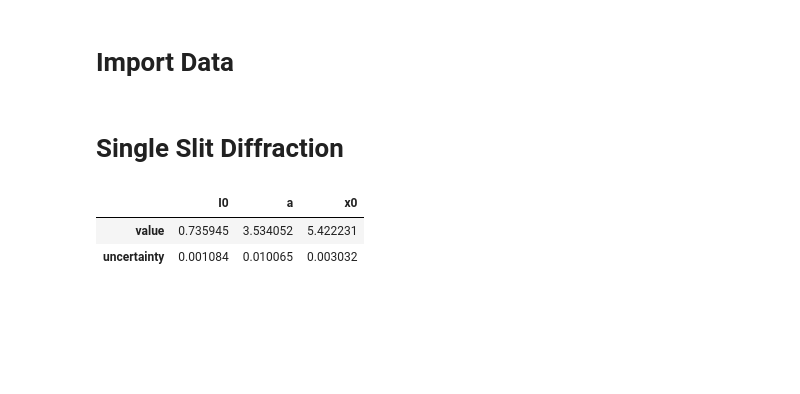
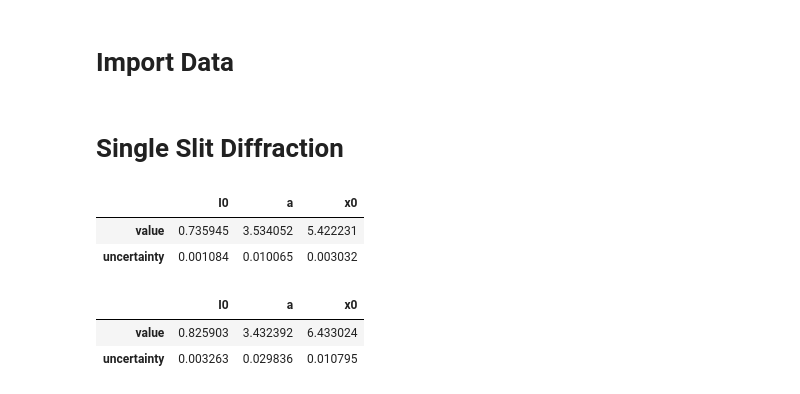
Before and after one commit to Caleb-Flegel/HospitalSim---Code-Example, a Jupyter notebook: Two_Slit_Bright_Light.ipynb, the cells around one changed output. Drawn from its saved outputs; the diff is of its cells as text; code cells hidden in the pictures; blank space fills up the shorter version.

```diff
--- a/Two_Slit_Bright_Light.ipynb
+++ b/Two_Slit_Bright_Light.ipynb
@@ -100,3 +105,10 @@ df_far['Residual'] = df_far['Photodiode Voltage (V)'] - df_far['Best fit']
+# %%
+fitTable_near = buc.fitTable(param2, near, paramLabels=['I0','a','x0'])
+fitTable_near
+# %% [output]
+|  | I0 | a | x0 |
+| value | 0.825903 | 3.432392 | 6.433024 |
+| uncertainty | 0.003263 | 0.029836 | 0.010795 |
 # %%
 fig_ss, ax_ss = plt.subplots();
 
```
Also changed, not shown: parts of 19 cells of this notebook.
